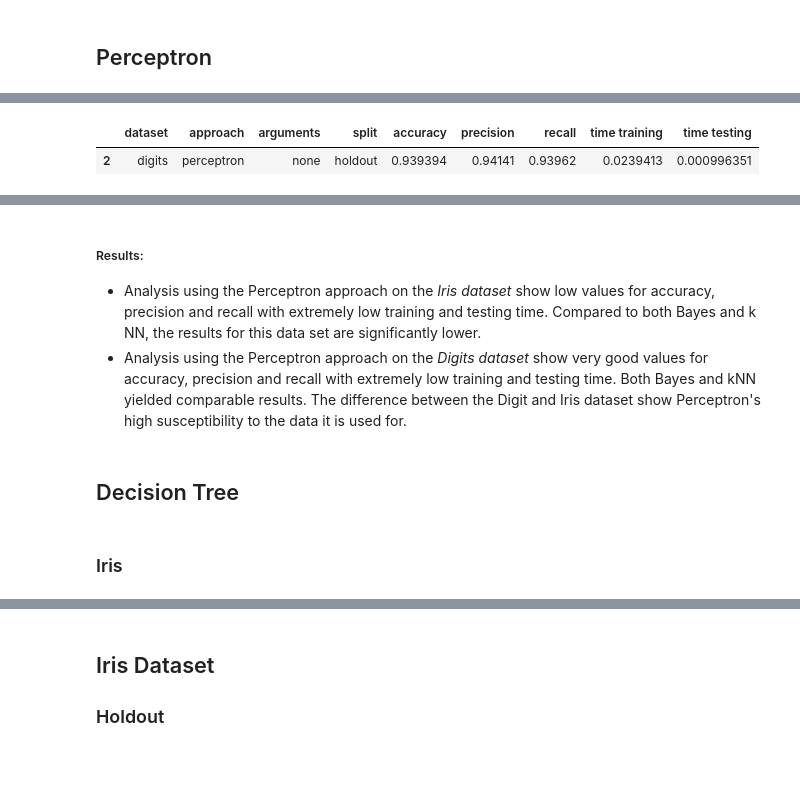
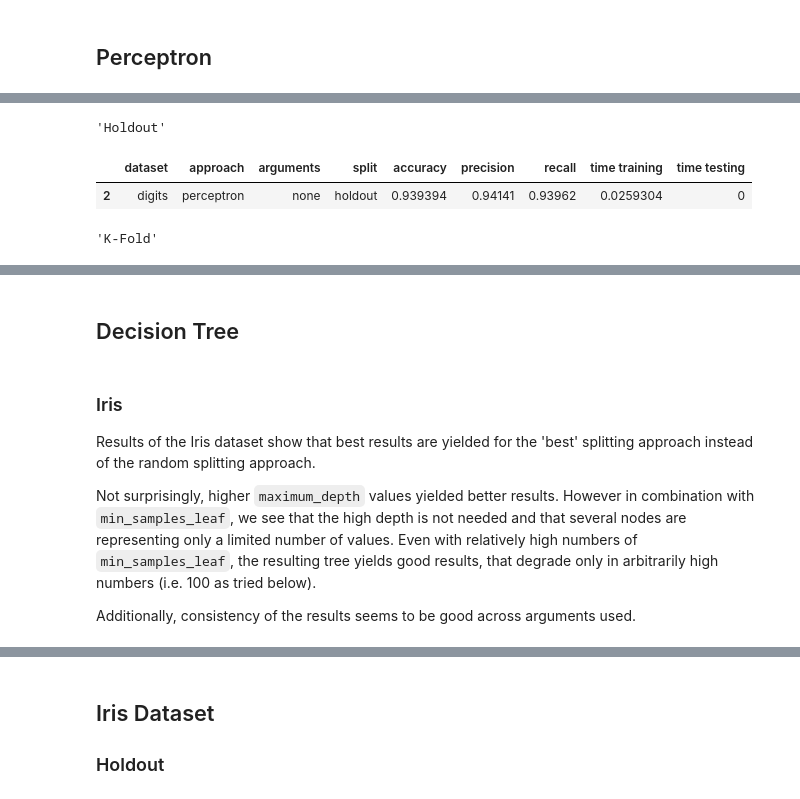
Before and after one commit to kocmana/tw_mle_exercise2, a Jupyter notebook: tw_mle_exercise2.ipynb, the cells around one changed output, grey strips where cells are left out. Saved outputs shown, nothing was run; the diff lists cells and outputs as text; code cells hidden in the pictures; blank space fills up the shorter version.

```diff
--- a/tw_mle_exercise2.ipynb
+++ b/tw_mle_exercise2.ipynb
@@ -72,6 +74,7 @@ from IPython.display import display
 #Global variables
 randomState=24  # change the state with the numeric parts of your matrikelnummer; if you are in a group, use the sume of the numeric parts
                 # se19m024
+datasets = [('iris', datasets.load_iris()),('digits', datasets.load_digits())]
 averagingApproach = 'macro'
 zero_divisionApproach = 0
 number_of_folds = 5
@@ -93,7 +98,7 @@ knn_results = []
 # parameters for k-NN
 n_neighbors = [5,10,20]
 
-for dataset in [('iris', datasets.load_iris()),('digits', datasets.load_digits())]:
+for dataset in datasets:
     # Shuffle our input data
     data, target = shuffle(dataset[1].data, dataset[1].target, random_state=randomState)
 
@@ -189,7 +203,7 @@ from sklearn import naive_bayes
 
 bayes_results = []
 
-for dataset in [('iris', datasets.load_iris()),('digits', datasets.load_digits())]:
+for dataset in datasets:
     # Shuffle our input data
     data, target = shuffle(dataset[1].data, dataset[1].target, random_state=randomState)
 
@@ -285,7 +299,7 @@ from sklearn import linear_model
 
 perceptron_results = []
 
-for dataset in [('iris', datasets.load_iris()),('digits', datasets.load_digits())]:
+for dataset in datasets:
     # Shuffle our input data
     data, target = shuffle(dataset[1].data, dataset[1].target, random_state=randomState)
 
@@ -356,7 +382,9 @@ display(perceptron_results_df[(perceptron_results_df['dataset']=='iris') & (perc
 # %%
-display(perceptron_results_df[(perceptron_results_df['dataset']=='digits') & (perceptron_results_df['split']=='holdout')])
-display(perceptron_results_df[(perceptron_results_df['dataset']=='digits') & (perceptron_results_df['split']=='k-fold')])
+display("Holdout", perceptron_results_df[(perceptron_results_df['dataset']=='digits') & (perceptron_results_df['split']=='holdout')])
+display("K-Fold", perceptron_results_df[(perceptron_results_df['dataset']=='digits') & (perceptron_results_df['split']=='k-fold')])
 # %% [output]
+'Holdout'
 |  | dataset | approach | arguments | split | accuracy | precision | recall | time training | time testing |
-| 2 | digits | perceptron | none | holdout | 0.939394 | 0.94141 | 0.93962 | 0.0239413 | 0.000996351 |
+| 2 | digits | perceptron | none | holdout | 0.939394 | 0.94141 | 0.93962 | 0.0259304 | 0 |
+'K-Fold'
 |  | dataset | approach | arguments | split | accuracy | precision | recall | time training | time testing |
@@ -364,9 +392,3 @@ display(perceptron_results_df[(perceptron_results_df['dataset']=='digits') & (pe
-# %% [markdown]
-##### Results:
-* Analysis using the Perceptron approach on the *Iris dataset* show low values for accuracy, precision and recall with extremely low training and testing time.
-Compared to both Bayes and k NN, the results for this data set are significantly lower.
-* Analysis using the Perceptron approach on the *Digits dataset* show very good values for accuracy, precision and recall with extremely low training and testing time.
-Both Bayes and kNN yielded comparable results. The difference between the Digit and Iris dataset show Perceptron's high susceptibility to the data it is used for.
 # %% [markdown]
 ## Decision Tree
 # %%
@@ -449,6 +476,14 @@ for dataset in [('iris', datasets.load_iris()),('digits', datasets.load_digits()
         decision_tree_results.append(result)
 
 decision_tree_results_df = pd.DataFrame(decision_tree_results)
-# %% [markdown]
-### Iris
+# %% [markdown]
+### Iris
+
+Results of the Iris dataset show that best results are yielded for the 'best' splitting approach instead of the random splitting approach.
+
+Not surprisingly, higher `maximum_depth` values yielded better results.
+However in combination with `min_samples_leaf`, we see that the high depth is not needed and that several nodes are representing only a limited number of values.
+Even with relatively high numbers of `min_samples_leaf`, the resulting tree yields good results, that degrade only in arbitrarily high numbers (i.e. 100 as tried below).
+
+Additionally, consistency of the results seems to be good across arguments used.
 # %%
```
Also changed, not shown: parts of 30 cells of this notebook.
